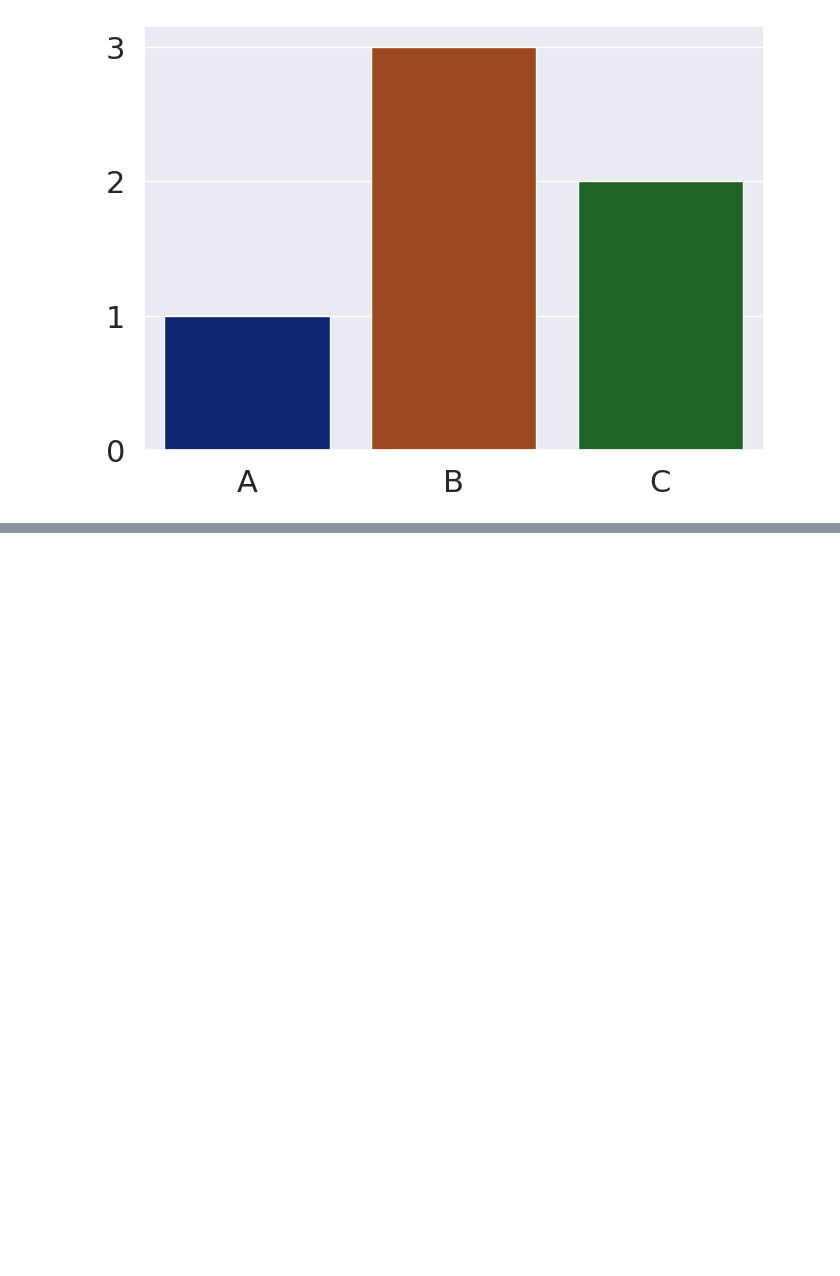
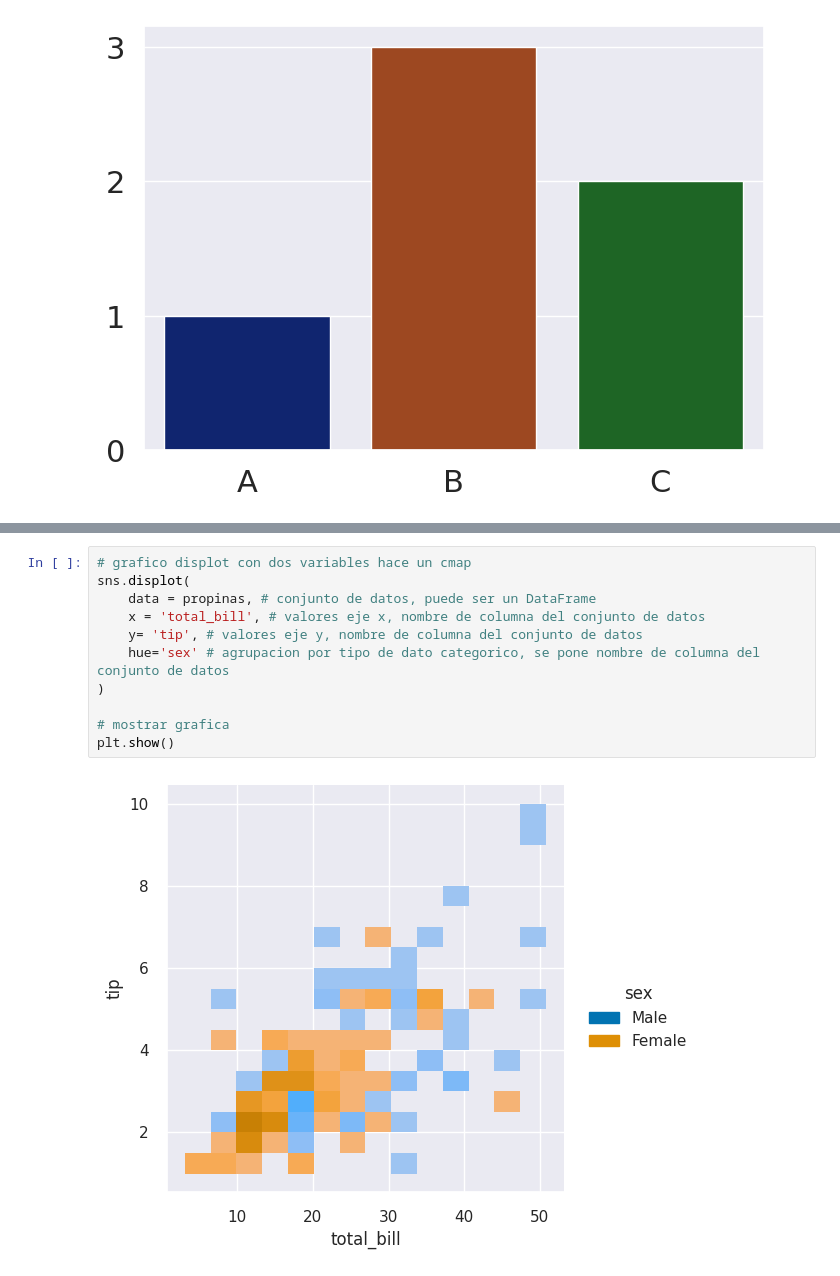
Before and after one commit to M-Alejo/matplot_seaborn, a Jupyter notebook: visualizacion.ipynb, the cells around one changed output, grey strips where cells are left out. Drawn from its saved outputs; the diff is of its cells as text; blank space fills up the shorter version.

```diff
--- a/visualizacion.ipynb
+++ b/visualizacion.ipynb
@@ -586,0 +635,13 @@ plt.show()
+# %%
+# grafico displot con dos variables hace un cmap
+sns.displot(
+    data = propinas, # conjunto de datos, puede ser un DataFrame
+    x = 'total_bill', # valores eje x, nombre de columna del conjunto de datos
+    y= 'tip', # valores eje y, nombre de columna del conjunto de datos
+    hue='sex' # agrupacion por tipo de dato categorico, se pone nombre de columna del conjunto de datos
+)
+
+# mostrar grafica
+plt.show()
+# %% [output]
+[figure, added]
```
Also changed, not shown: parts of 8 cells of this notebook, 1 other file.
